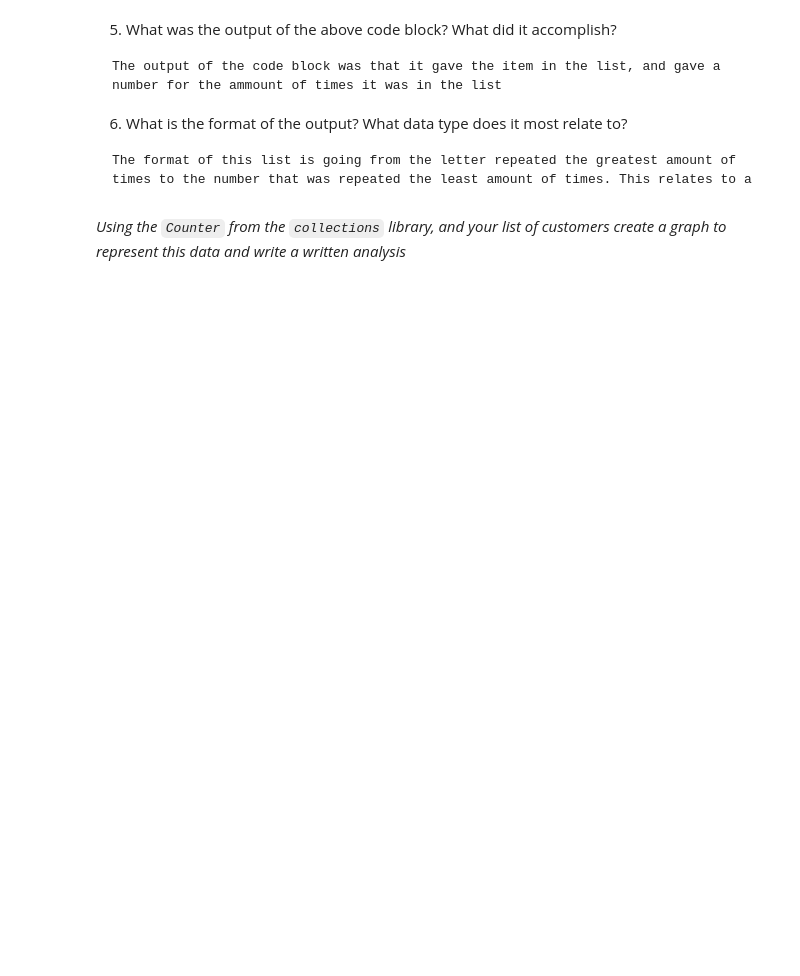
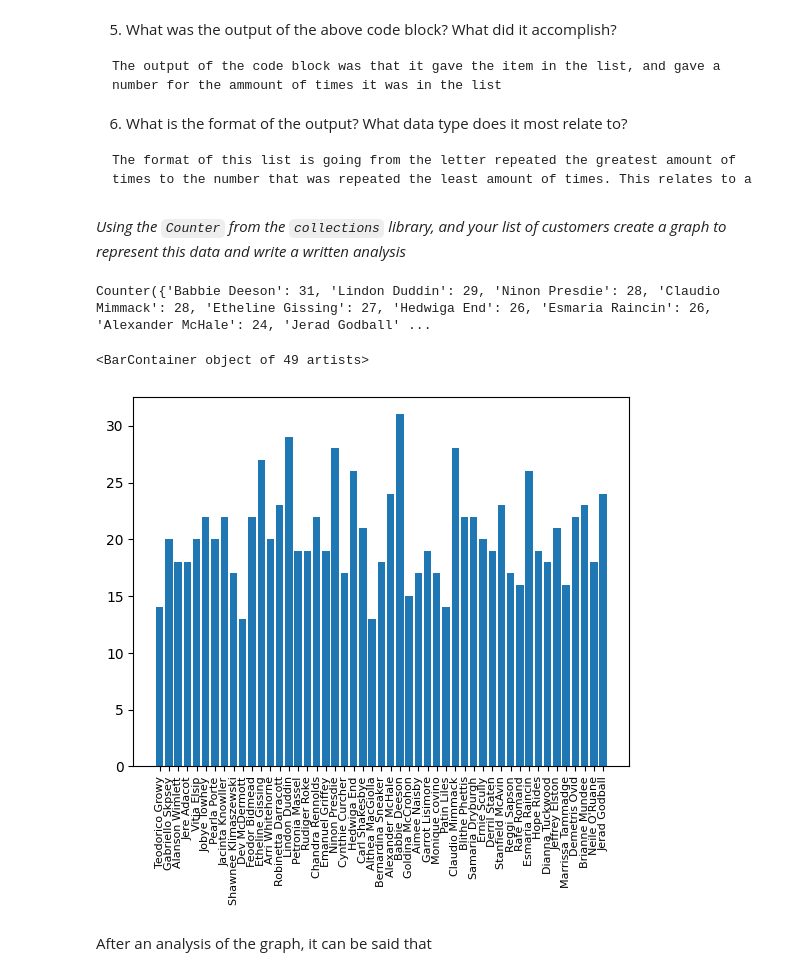
Before and after one commit to AmiriL2/Unit2DataScience, a Jupyter notebook: splitting_data_real.ipynb, the cells around one changed output. Cells and saved outputs as stored; diff of their text form; code cells hidden in the pictures; blank space fills up the shorter version.

````diff
--- a/splitting_data_real.ipynb
+++ b/splitting_data_real.ipynb
@@ -82,3 +137,24 @@ The format of this list is going from the letter repeated the greatest amount of
 ```
 # %% [markdown]
 *Using the `Counter` from the `collections` library, and your list of customers create a graph to represent this data and write a written analysis*
+# %%
+CustomerCount = Counter(Customer)
+
+print(CustomerCount)
+
+#x axis data
+Keys = CustomerCount.keys()
+#y axis data
+Values = CustomerCount.values()
+
+#make the names smaller and rotate them to be horizontal
+PLT.xticks(rotation='vertical', fontsize='8')
+
+#print out on the bar graph
+PLT.bar(Keys, Values)
+# %% [output]
+Counter({'Babbie Deeson': 31, 'Lindon Duddin': 29, 'Ninon Presdie': 28, 'Claudio Mimmack': 28, 'Etheline Gissing': 27, 'Hedwiga End': 26, 'Esmaria Raincin': 26, 'Alexander McHale': 24, 'Jerad Godball' ...
+<BarContainer object of 49 artists>
+[figure, added]
+# %% [markdown]
+After an analysis of the graph, it can be said that
````
Also changed, not shown: parts of 6 cells of this notebook.
